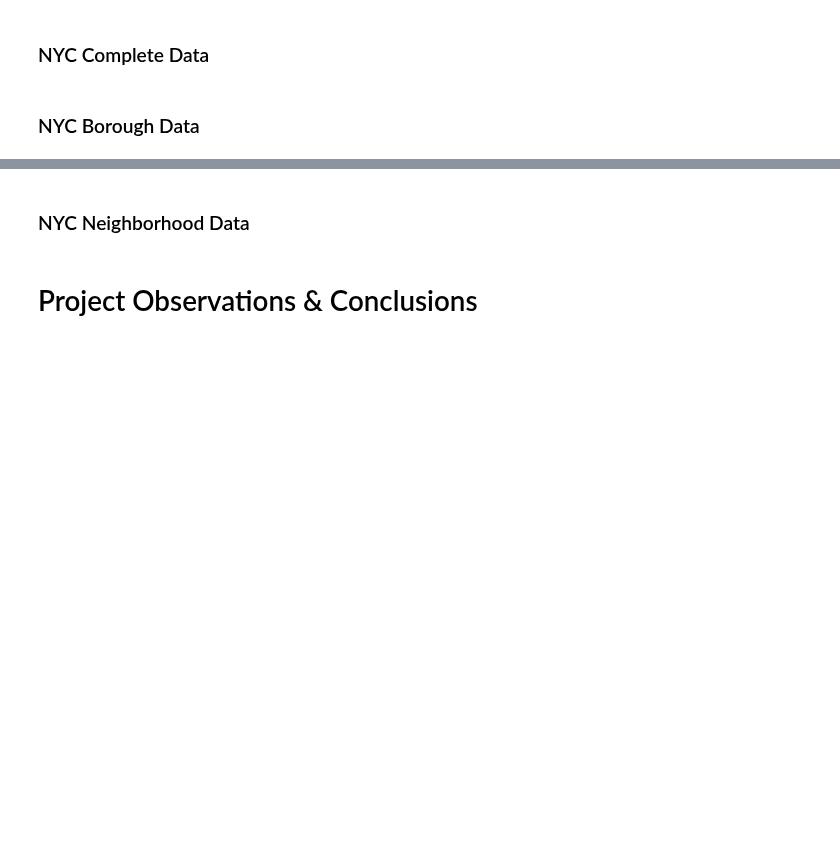
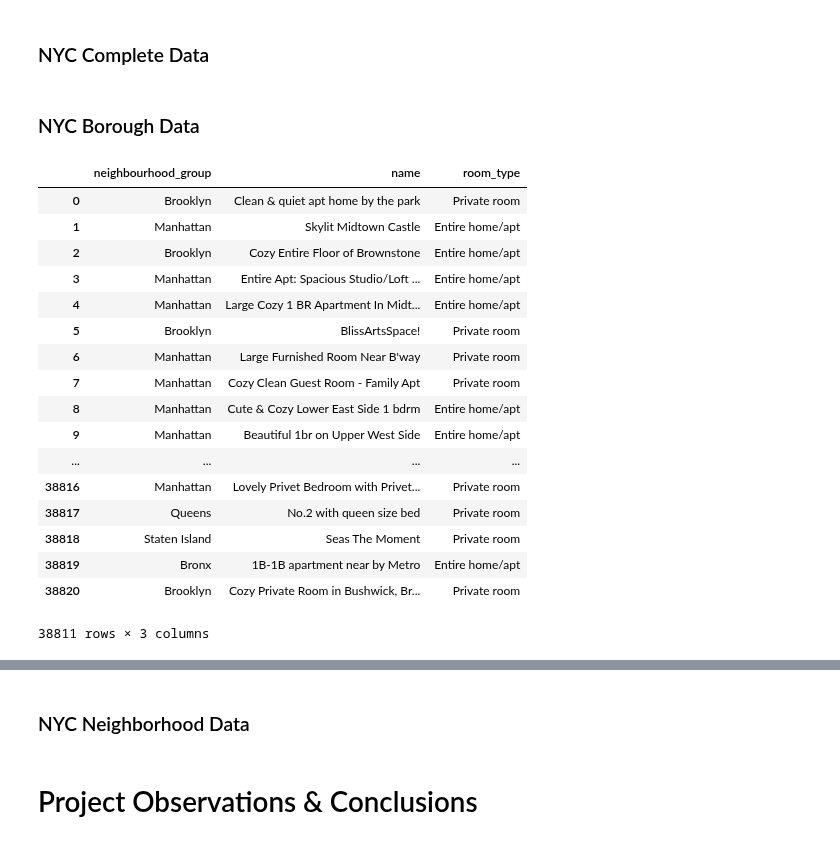
Before and after one commit to mjknj18/2019-NYC-Airbnb-Property-Data-Analysis, a Jupyter notebook: 2019_NYC_Airbnb_Property_Data_Analysis_Main.ipynb, the cells around one changed output, grey strips where cells are left out. Saved outputs shown, nothing was run; the diff lists cells and outputs as text; code cells hidden in the pictures; blank space fills up the shorter version.

```diff
--- a/2019_NYC_Airbnb_Property_Data_Analysis_Main.ipynb
+++ b/2019_NYC_Airbnb_Property_Data_Analysis_Main.ipynb
@@ -135,3 +147,25 @@ cleaned_data
 #What is the average number of days available for each type of property in each borough?
 #What is the average price for each type of property in each borough?
 #What is the average number of minimum nights for each type of property in each borough?
+# %%
+each_borough_df = cleaned_data[["neighbourhood_group","name","room_type"]]
+each_borough_df
+# %% [output]
+|  | neighbourhood_group | name | room_type |
+| 0 | Brooklyn | Clean & quiet apt home by the park | Private room |
+| 1 | Manhattan | Skylit Midtown Castle | Entire home/apt |
+| 2 | Brooklyn | Cozy Entire Floor of Brownstone | Entire home/apt |
+| 3 | Manhattan | Entire Apt: Spacious Studio/Loft ... | Entire home/apt |
+| 4 | Manhattan | Large Cozy 1 BR Apartment In Midt... | Entire home/apt |
+| 5 | Brooklyn | BlissArtsSpace! | Private room |
+| 6 | Manhattan | Large Furnished Room Near B'way | Private room |
+| 7 | Manhattan | Cozy Clean Guest Room - Family Apt | Private room |
+| 8 | Manhattan | Cute & Cozy Lower East Side 1 bdrm | Entire home/apt |
+| 9 | Manhattan | Beautiful 1br on Upper West Side | Entire home/apt |
+| ... | ... | ... | ... |
+| 38816 | Manhattan | Lovely Privet Bedroom with Privet... | Private room |
+| 38817 | Queens | No.2 with queen size bed | Private room |
+| 38818 | Staten Island | Seas The Moment | Private room |
+| 38819 | Bronx | 1B-1B apartment near by Metro | Entire home/apt |
+| 38820 | Brooklyn | Cozy Private Room in Bushwick, Br... | Private room |
+38811 rows × 3 columns
```
Also changed, not shown: parts of 3 cells of this notebook.
